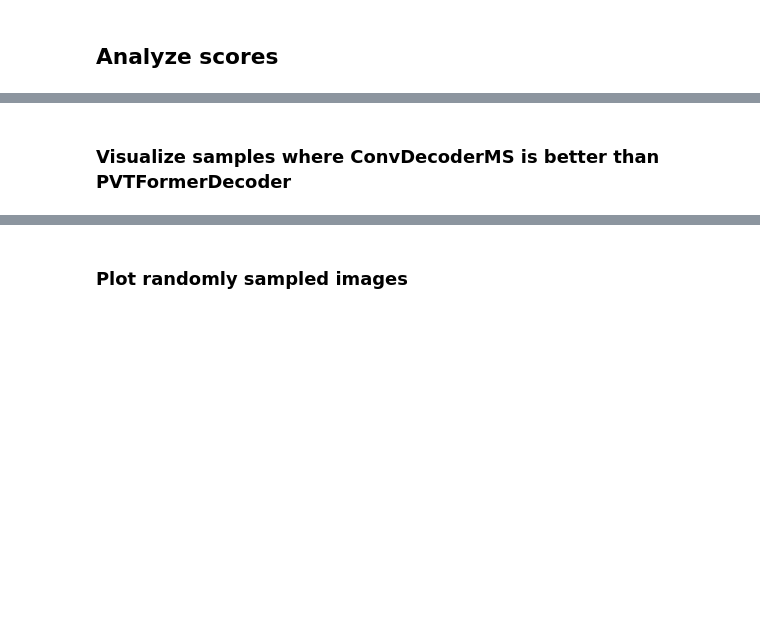
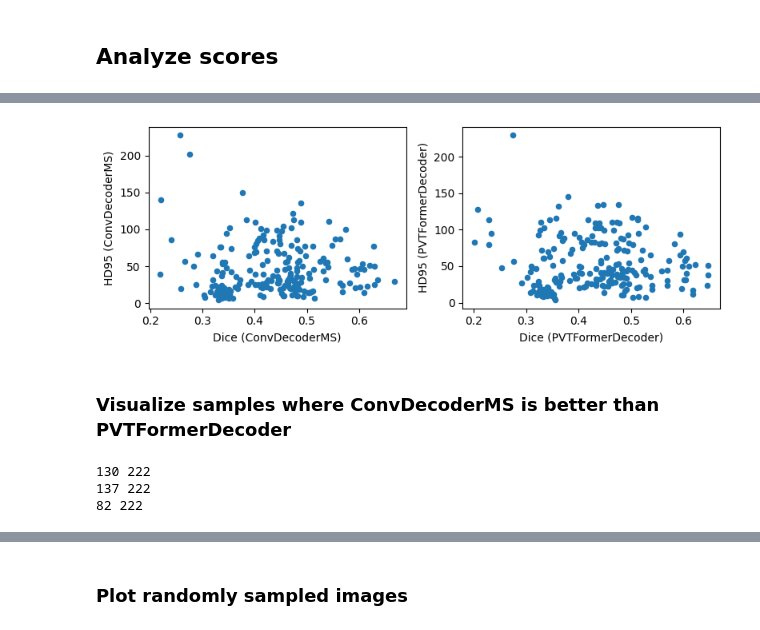
Before and after one commit to kaiko-ai/eva, a Jupyter notebook: scripts/notebooks/metrics_analysis.ipynb, the cells around one changed output, grey strips where cells are left out. Saved outputs shown, nothing was run; the diff lists cells and outputs as text; code cells hidden in the pictures; blank space fills up the shorter version.

```diff
--- a/scripts/notebooks/metrics_analysis.ipynb
+++ b/scripts/notebooks/metrics_analysis.ipynb
@@ -135,9 +168,12 @@ for i in tqdm.tqdm(range(len(dataset))):
         prediction = model(image.unsqueeze(0), to_size=(224, 224))
         prediction = torch.argmax(prediction, dim=1)
         dice_value = dice_metric(_one_hot(prediction.squeeze()), _one_hot(target))
+        hd95_value = monai_metrics.compute_hausdorff_distance(_one_hot(prediction.squeeze()).unsqueeze(0), _one_hot(target).unsqueeze(0), percentile=95)
+        hd95_value = hd95_value.nanmean()
 
         model_name = str(model.decoder.__class__).split(".")[-1].strip("'>")
-        results_dict[model_name].append(dice_value.item())
+        results_dict[f"Dice ({model_name})"].append(dice_value.item())
+        results_dict[f"HD95 ({model_name})"].append(hd95_value.item())
 
         if j == 0:
             results_dict["index"].append(i)
@@ -151,13 +204,27 @@ df_results[["ConvDecoderMS", "PVTFormerDecoder"]].mean()
+# %%
+fig, axs = plt.subplots(1, 2, figsize=(8, 3))
+df_results.plot.scatter(x="Dice (ConvDecoderMS)", y="HD95 (ConvDecoderMS)", ax=axs[0])
+df_results.plot.scatter(x="Dice (PVTFormerDecoder)", y="HD95 (PVTFormerDecoder)", ax=axs[1])
+
+plt.tight_layout()
+# %% [output]
+[figure, added]
 # %% [markdown]
 ### Visualize samples where ConvDecoderMS is better than PVTFormerDecoder
 # %%
-conv_better_filter = df_results["ConvDecoderMS"] > df_results["PVTFormerDecoder"]
-print(conv_better_filter.sum(), len(df_results))
+conv_better_dice_filter = df_results["Dice (ConvDecoderMS)"] > df_results["Dice (PVTFormerDecoder)"]
+conv_better_hd95_filter = df_results["HD95 (ConvDecoderMS)"] < df_results["HD95 (PVTFormerDecoder)"]
+print(conv_better_dice_filter.sum(), len(df_results))
+print(conv_better_hd95_filter.sum(), len(df_results))
+print((conv_better_dice_filter & conv_better_hd95_filter).sum(), len(df_results))
 
-df_results["diff"] = df_results["ConvDecoderMS"] - df_results["PVTFormerDecoder"]
-df_results_conv_better = df_results[conv_better_filter].sort_values("diff", ascending=False).copy()
-
-df_results_conv_better.head(5)
+df_results["Dice (diff)"] = df_results["Dice (ConvDecoderMS)"] - df_results["Dice (PVTFormerDecoder)"]
+df_results["HD95 (diff)"] = df_results["HD95 (ConvDecoderMS)"] - df_results["HD95 (PVTFormerDecoder)"]
+df_results_conv_better = df_results[conv_better_dice_filter].sort_values("Dice (diff)", ascending=False).copy()
+# %% [output]
+130 222
+137 222
+82 222
 # %%
 N_IMAGES = 10
 
```
Also changed, not shown: parts of 15 cells of this notebook.
